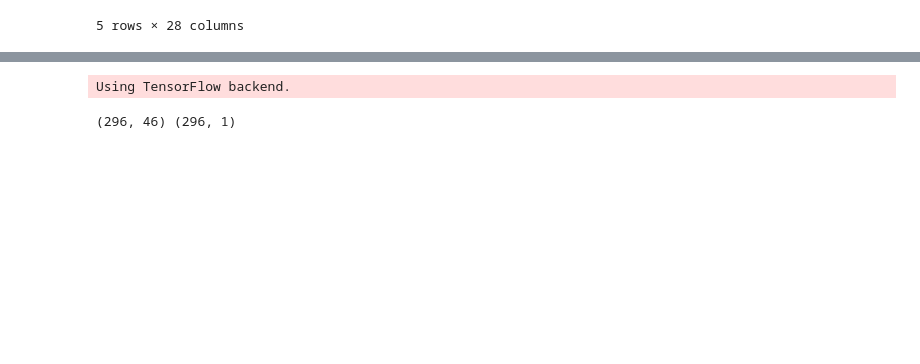
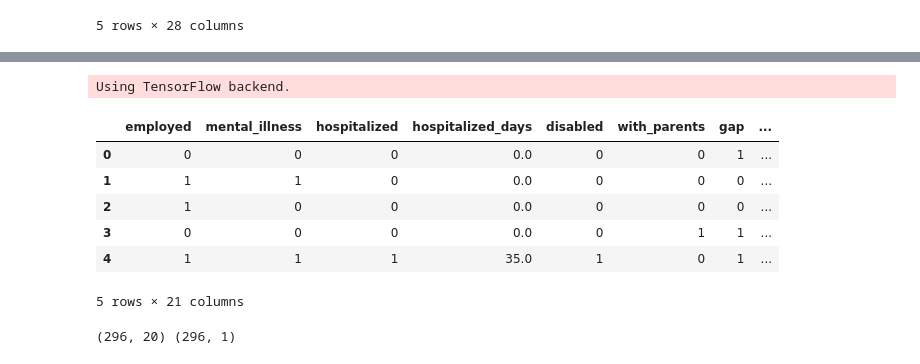
Before and after one commit to jason-hernandez-73/Mental_Health, a Jupyter notebook: jason_jupyter.ipynb, the cells around one changed output, grey strips where cells are left out. Cells and saved outputs as stored; diff of their text form; code cells hidden in the pictures; blank space fills up the shorter version.

```diff
--- a/jason_jupyter.ipynb
+++ b/jason_jupyter.ipynb
@@ -59,21 +90,35 @@ clean_df.head()
+# %%
+# Based on the heatmap, columns up to and including Compulsive_Behavior are the most predictive.
+trimmed_df = clean_df[["employed", "mental_illness", "hospitalized", "hospitalized_days", "disabled", "with_parents",
+              "gap", "months_gap", "read", "welfare_income", "food_stamp", "section_8", "times_hospitalized",
+              "Lack_concentration", "Anxiety", "Depression", "Obsessive_thinking", "Mood_swings", "Panic_attacks",
+              "Compulsive_behavior", "Household_Income"]]
 # %%
 # Change strings to categories
 
 from sklearn.preprocessing import LabelEncoder
 from keras.utils import to_categorical
 
-clean_df = pd.get_dummies(clean_df, columns=['Education', 'Age', 'Gender', 'Region'])
-clean_df = clean_df.fillna(0)
+# clean_df = pd.get_dummies(clean_df, columns=['Education', 'Age', 'Gender', 'Region'])
+trimmed_df = trimmed_df.fillna(0)
+trimmed_df.head()
 # %% [output]
 Using TensorFlow backend.
+|  | employed | mental_illness | hospitalized | hospitalized_days | disabled | with_parents | gap | ... |
+| 0 | 0 | 0 | 0 | 0.0 | 0 | 0 | 1 | ... |
+| 1 | 1 | 1 | 0 | 0.0 | 0 | 0 | 0 | ... |
+| 2 | 1 | 0 | 0 | 0.0 | 0 | 0 | 0 | ... |
+| 3 | 0 | 0 | 0 | 0.0 | 0 | 1 | 1 | ... |
+| 4 | 1 | 1 | 1 | 35.0 | 1 | 0 | 1 | ... |
+5 rows × 21 columns
 # %%
 # Set household income as the prediction compared to other factors
 
-X = clean_df.drop(columns="Household_Income")
-y = clean_df["Household_Income"].values.reshape(-1, 1)
+X = trimmed_df.drop(columns="Household_Income")
+y = trimmed_df["Household_Income"].values.reshape(-1, 1)
 print(X.shape, y.shape)
 # %% [output]
-(296, 46) (296, 1)
+(296, 20) (296, 1)
 # %%
 # Split training and test data
 
```
Also changed, not shown: parts of 7 cells of this notebook.
